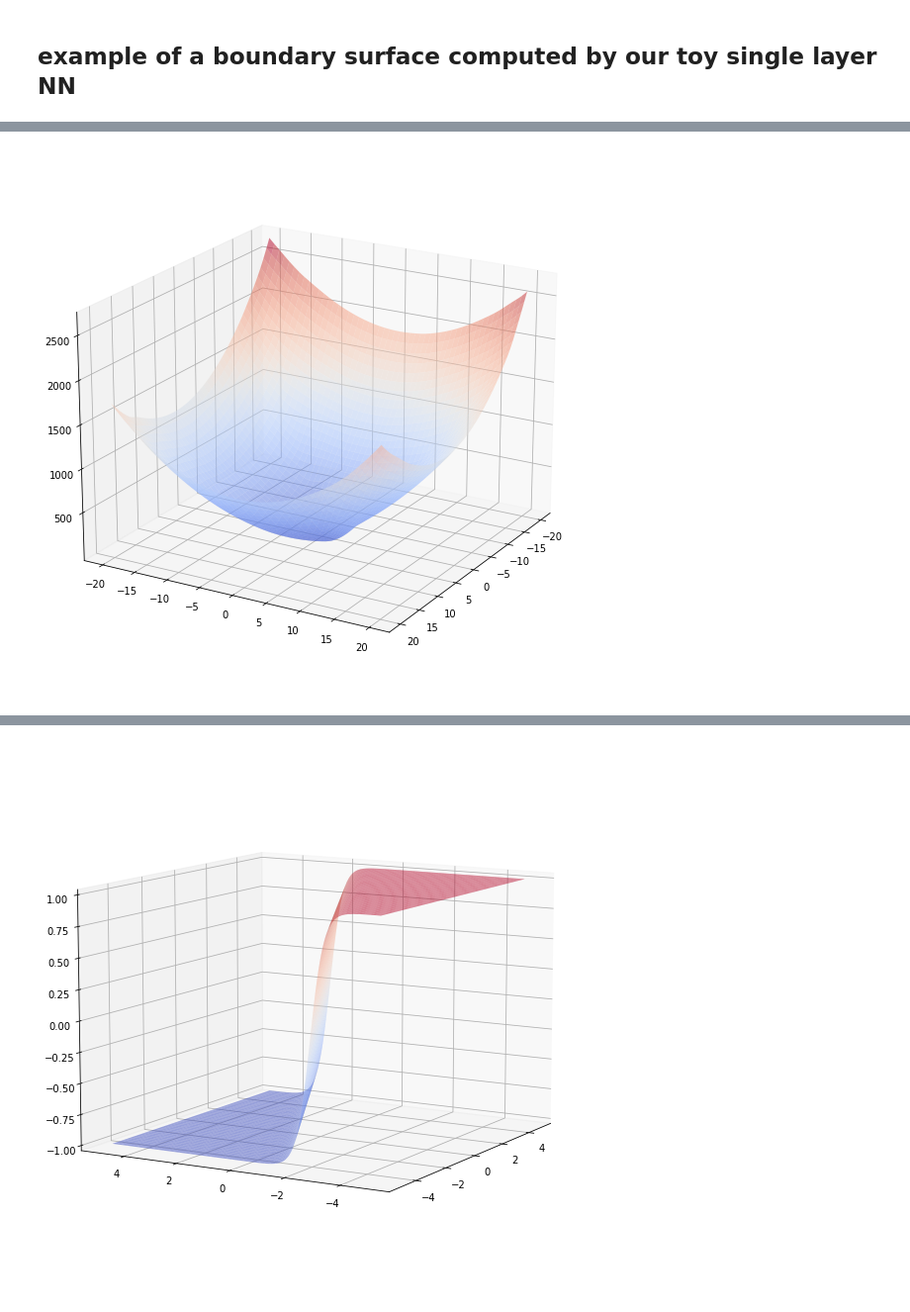
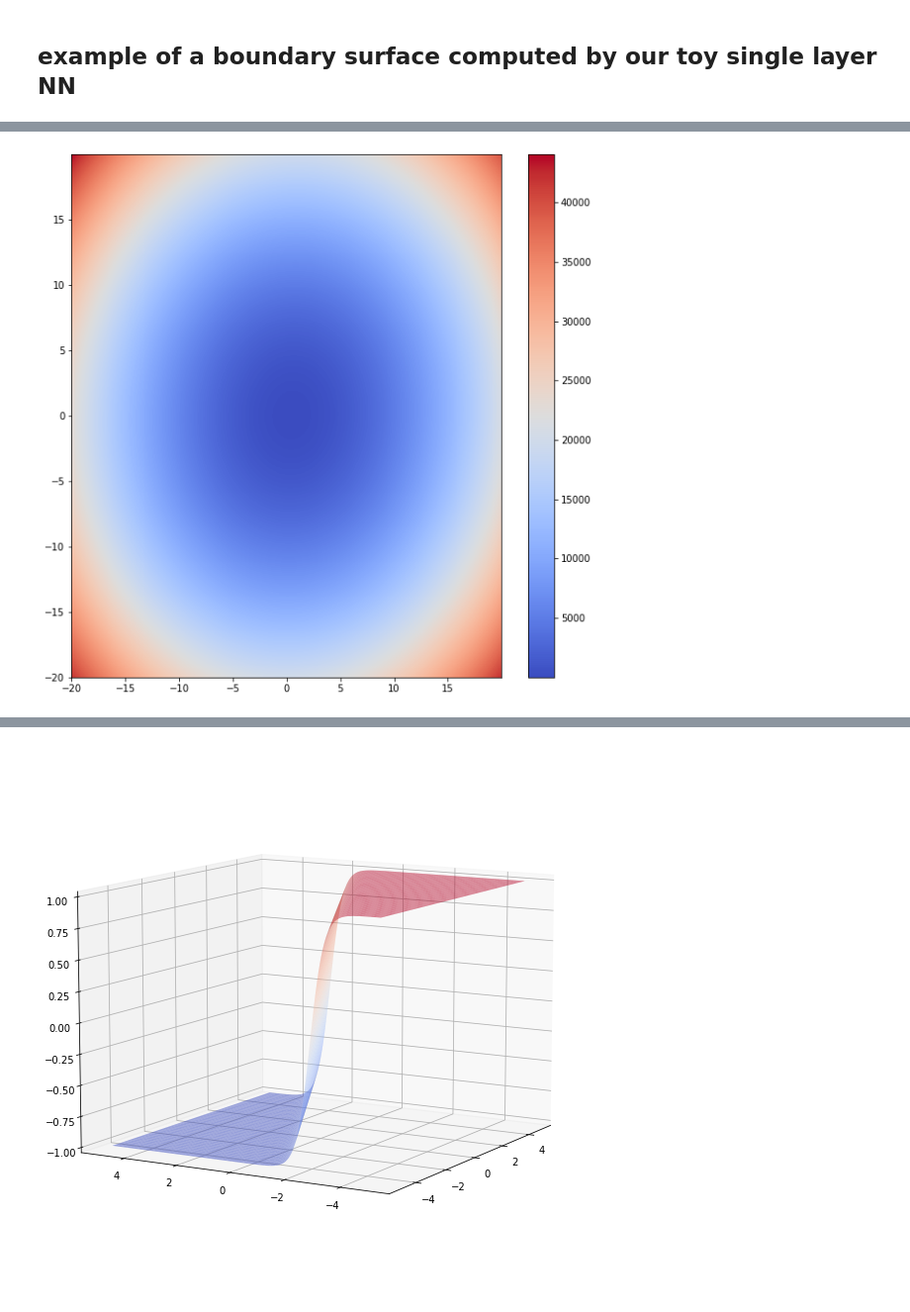
Before and after one commit to akash-07/optml-project, a Jupyter notebook: notes/notebooks/single_layer_model.ipynb, the cells around one changed output, grey strips where cells are left out. Shown: that part at 99% size. Saved outputs shown, nothing was run; the diff lists cells and outputs as text; code cells hidden in the pictures.

```diff
--- a/notes/notebooks/single_layer_model.ipynb
+++ b/notes/notebooks/single_layer_model.ipynb
@@ -100,8 +100,9 @@ plot_surface3d(_nn,[-10,10,0.05],data)
 # %%
-def _loss(wx,wy) : return loss(data,np.array([0.2*np.ndarray.flatten(wx),-0.1,np.ndarray.flatten(wy)]), nn, SlopedTanh)
-plot_surface3d(_loss, [-20,20,0.05],angle=[20,30])
+def _loss(wx,wy) : return loss(data,np.array([0.2*np.ndarray.flatten(wx),-0.1,np.ndarray.flatten(wy)]), nn, Id)
+# plot_surface3d(_loss, [-20,20,0.05],angle=[20,30])
+plot_scalarField(_loss, [-20,20,0.05])
 # %% [output]
-[figure, old version]
+[figure, new version]
 # %%
 def _lx(x) : return loss(data,np.array([1,-1,x]), nn, SlopedTanh)
 bounds = [-20,20,0.05]
```
Also changed, not shown: parts of 3 cells of this notebook.
